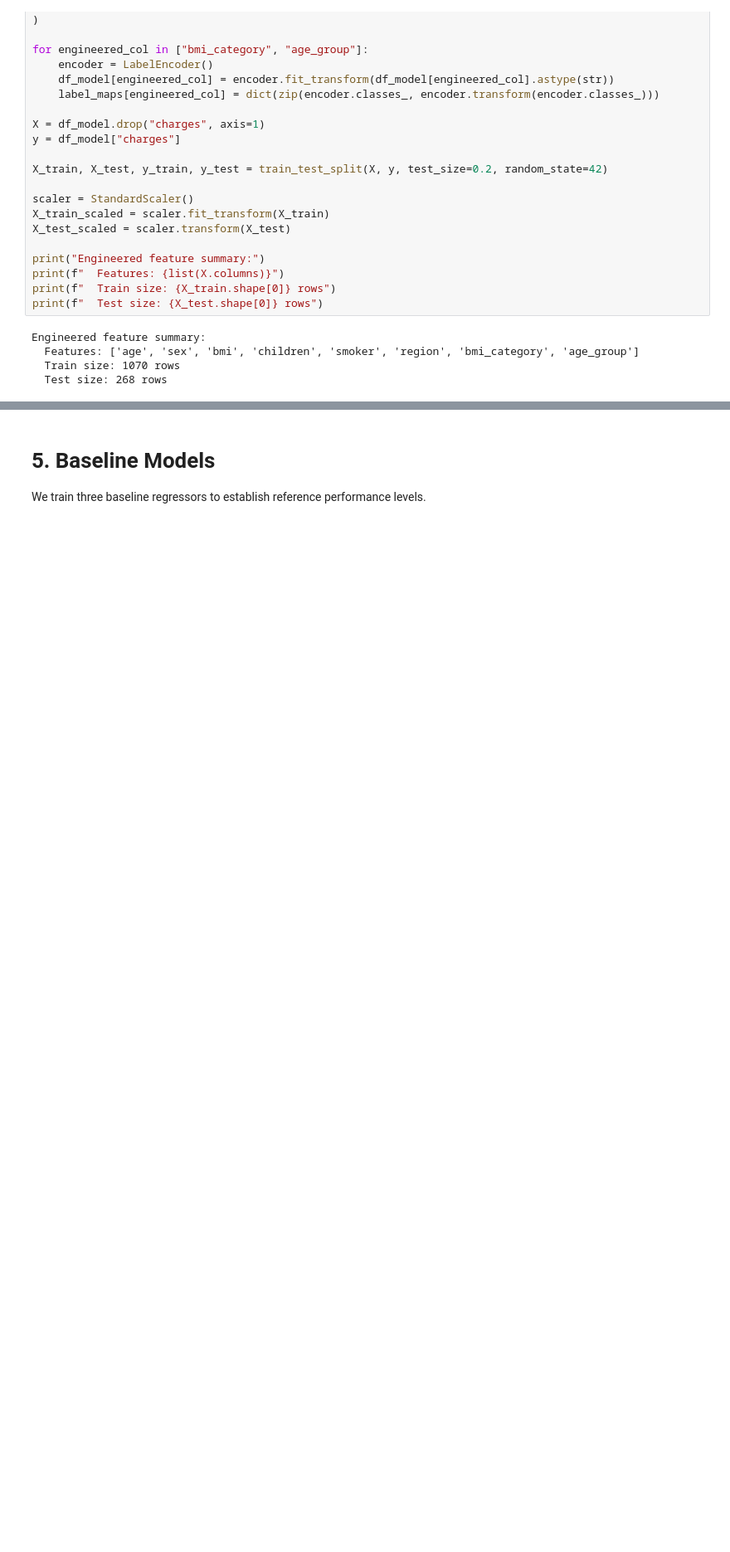
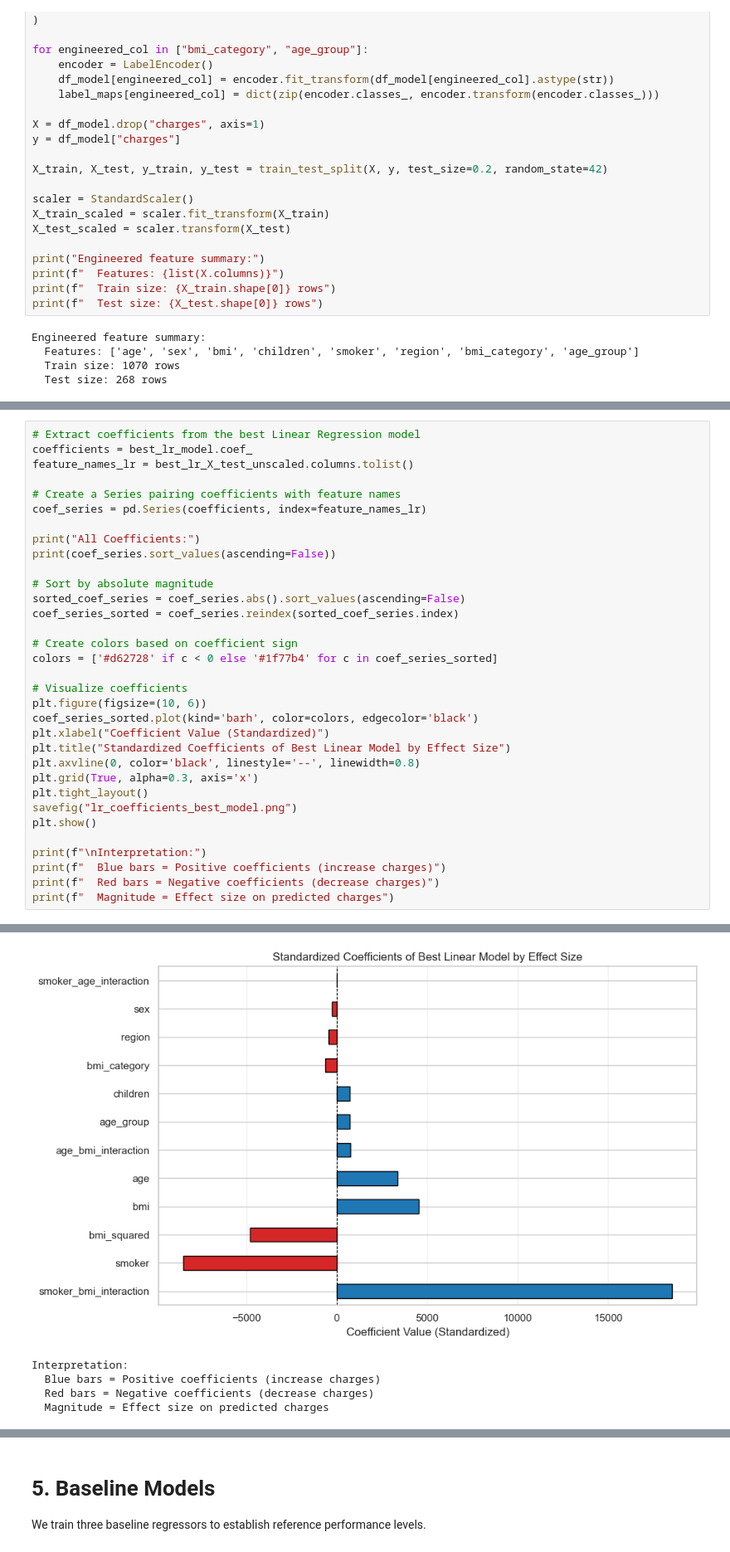
Before and after one commit to zheyuanlai/mini-hackathon, a Jupyter notebook: insurance_analysis.ipynb, the cells around one changed output, grey strips where cells are left out. Shown at 83% size. Drawn from its saved outputs; the diff is of its cells as text; blank space fills up the shorter version.

```diff
--- a/insurance_analysis.ipynb
+++ b/insurance_analysis.ipynb
@@ -298,0 +559,34 @@ Engineered feature summary:
+# %%
+# Extract coefficients from the best Linear Regression model
+coefficients = best_lr_model.coef_
+feature_names_lr = best_lr_X_test_unscaled.columns.tolist()
+
+# Create a Series pairing coefficients with feature names
+coef_series = pd.Series(coefficients, index=feature_names_lr)
+
+print("All Coefficients:")
+print(coef_series.sort_values(ascending=False))
+
+# Sort by absolute magnitude
+sorted_coef_series = coef_series.abs().sort_values(ascending=False)
+coef_series_sorted = coef_series.reindex(sorted_coef_series.index)
+
+# Create colors based on coefficient sign
+colors = ['#d62728' if c < 0 else '#1f77b4' for c in coef_series_sorted]
+
+# Visualize coefficients
+plt.figure(figsize=(10, 6))
+coef_series_sorted.plot(kind='barh', color=colors, edgecolor='black')
+plt.xlabel("Coefficient Value (Standardized)")
+plt.title("Standardized Coefficients of Best Linear Model by Effect Size")
+plt.axvline(0, color='black', linestyle='--', linewidth=0.8)
+plt.grid(True, alpha=0.3, axis='x')
+plt.tight_layout()
+savefig("lr_coefficients_best_model.png")
+plt.show()
+
+print(f"\nInterpretation:")
+print(f"  Blue bars = Positive coefficients (increase charges)")
+print(f"  Red bars = Negative coefficients (decrease charges)")
+print(f"  Magnitude = Effect size on predicted charges")
+# %% [output]
@@ -298,0 +608,5 @@ Engineered feature summary:
+[figure, added]
+Interpretation:
+  Blue bars = Positive coefficients (increase charges)
+  Red bars = Negative coefficients (decrease charges)
+  Magnitude = Effect size on predicted charges
```
Also changed, not shown: parts of 19 cells of this notebook, 9 other files.
